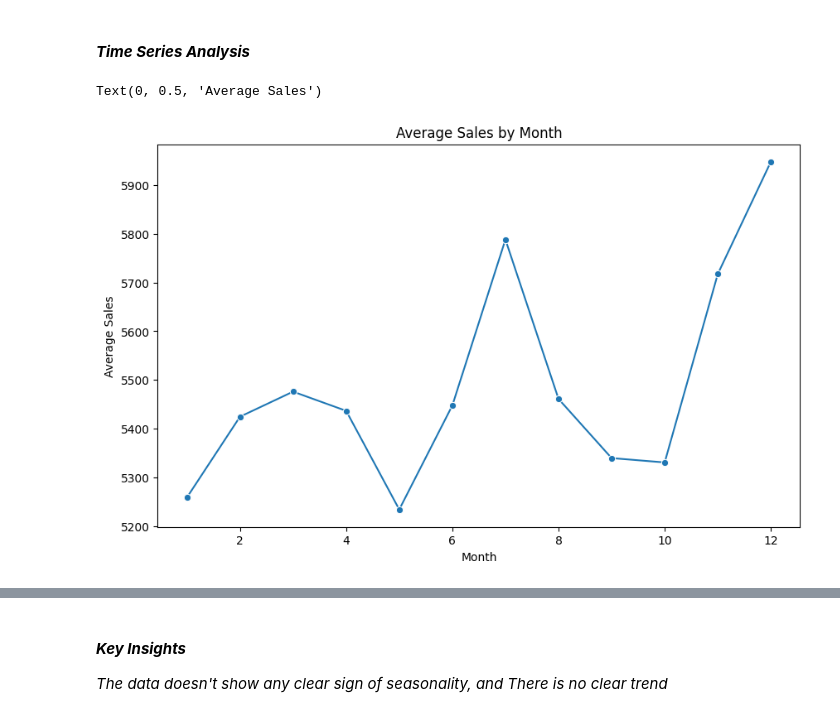
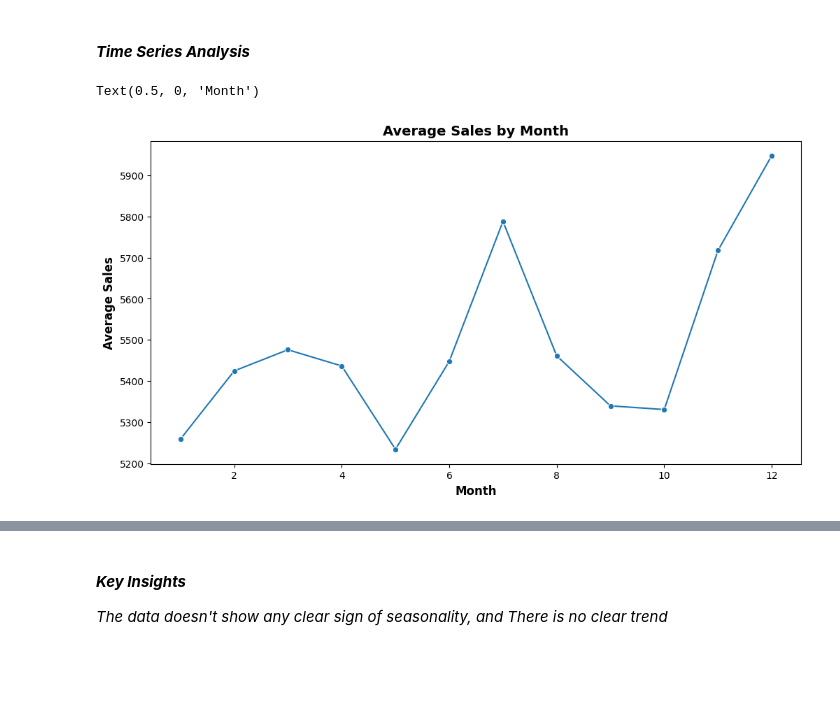
Before and after one commit to wastb/Sales-Predictive-Modelling, a Jupyter notebook: notebooks/data_exploration.ipynb, the cells around one changed output, grey strips where cells are left out. Cells and saved outputs as stored; diff of their text form; code cells hidden in the pictures; blank space fills up the shorter version.

```diff
--- a/notebooks/data_exploration.ipynb
+++ b/notebooks/data_exploration.ipynb
@@ -441,15 +422,0 @@ Text(0.5, 1.0, 'Sales Distribution During, Before and After Public holidays')
-# %%
-# Define Holiday periods
-holiday_date = df_train_merged[df_train_merged['StateHoliday'] == 'b']['Date'].mode()[0]
-
-before_holiday_date = holiday_date - pd.Timedelta(days=7)
-after_holiday_date = holiday_date + pd.Timedelta(days=7)
-
-# Update the 'holidays' column based on conditions
-df_train_merged['holidays'] = 'None'
-df_train_merged.loc[(df_train_merged['Date'] >= before_holiday_date) & (df_train_merged['Date'] < holiday_date), 'holidays'] = 'Before'
-df_train_merged.loc[df_train_merged['Date'] == holiday_date, 'holidays'] = 'During'
-df_train_merged.loc[(df_train_merged['Date'] > holiday_date) & (df_train_merged['Date'] <= after_holiday_date), 'holidays'] = 'After'
-
-sns.barplot(data=df_train_merged, x='holidays', y='Sales')
-plt.title("Sales Distribution During, Before and After Easter")
@@ -459,15 +422,0 @@ Text(0.5, 1.0, 'Sales Distribution During, Before and After Easter')
-# %%
-# Define Holiday periods
-holiday_date = df_train_merged[df_train_merged['StateHoliday'] == 'c']['Date'].mode()[0]
-
-before_holiday_date = holiday_date - pd.Timedelta(days=7)
-after_holiday_date = holiday_date + pd.Timedelta(days=7)
-
-# Update the 'holidays' column based on conditions
-df_train_merged['holidays'] = 'None'
-df_train_merged.loc[(df_train_merged['Date'] >= before_holiday_date) & (df_train_merged['Date'] < holiday_date), 'holidays'] = 'Before'
-df_train_merged.loc[df_train_merged['Date'] == holiday_date, 'holidays'] = 'During'
-df_train_merged.loc[(df_train_merged['Date'] > holiday_date) & (df_train_merged['Date'] <= after_holiday_date), 'holidays'] = 'After'
-
-sns.barplot(data=df_train_merged, x='holidays', y='Sales')
-plt.title("Sales Distribution During, Before and After Christmas")
@@ -558,13 +554,14 @@ plt.scatter(y=df_train_merged['Sales'], x=df_train_merged['CompetitionDistance']
 # %%
 ## Sales Data Per month
 
 df_train_merged['Month'] = df_train_merged['Date'].dt.month
 seasonal_sales = df_train_merged.groupby('Month')['Sales'].mean().reset_index()
 
-plt.figure(figsize=(10, 6))
+plt.figure(figsize=(12, 6))
 sns.lineplot(x='Month', y='Sales', data=seasonal_sales, marker='o')
-plt.title('Average Sales by Month')
-plt.ylabel('Average Sales')
+plt.title('Average Sales by Month',fontsize=14, fontweight='bold')
+plt.ylabel('Average Sales',fontsize=12, fontweight='bold')
+plt.xlabel('Month',fontsize=12, fontweight='bold')
 # %% [output]
-Text(0, 0.5, 'Average Sales')
+Text(0.5, 0, 'Month')
-[figure, old version]
+[figure, new version]
```
Also changed, not shown: parts of 27 cells of this notebook, 1 other file.
